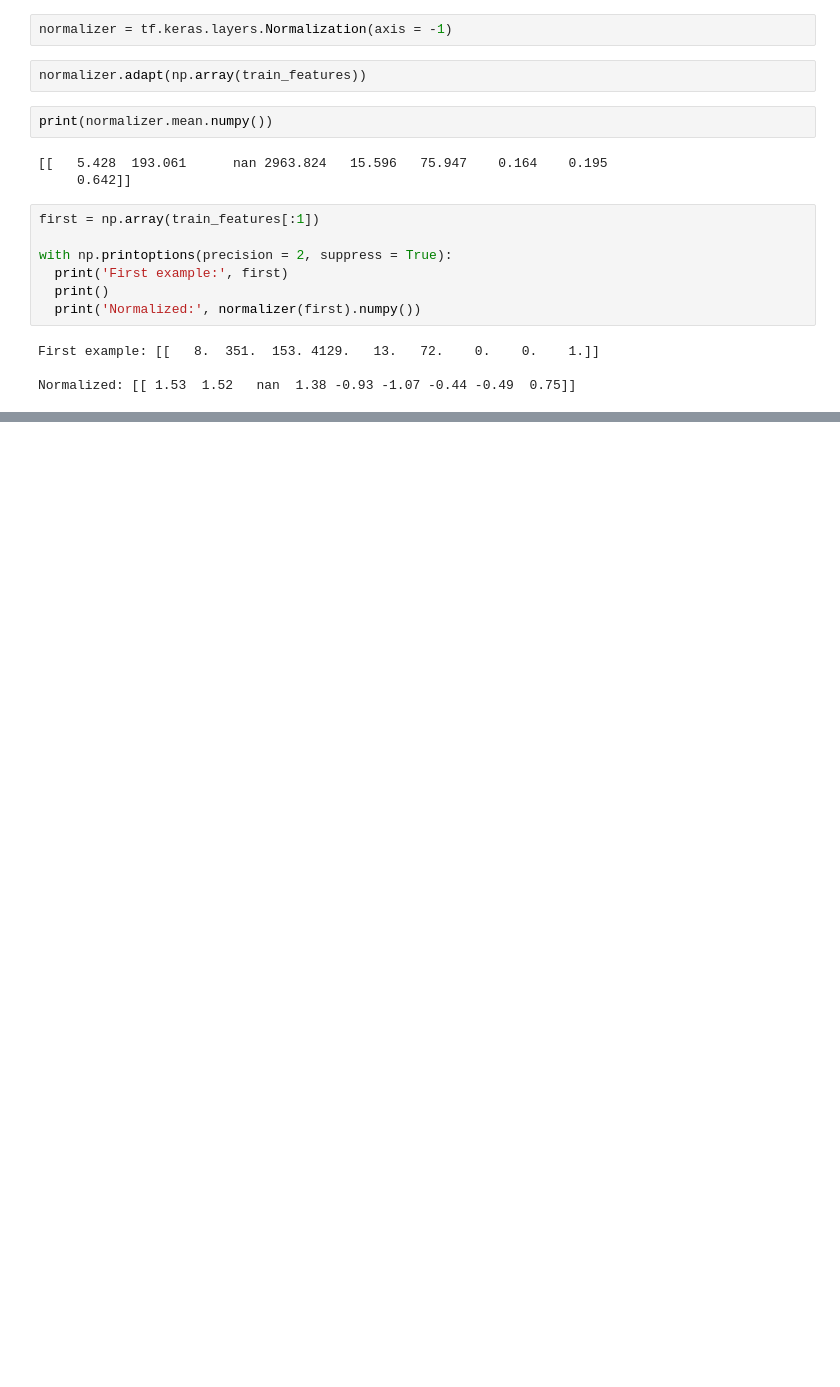
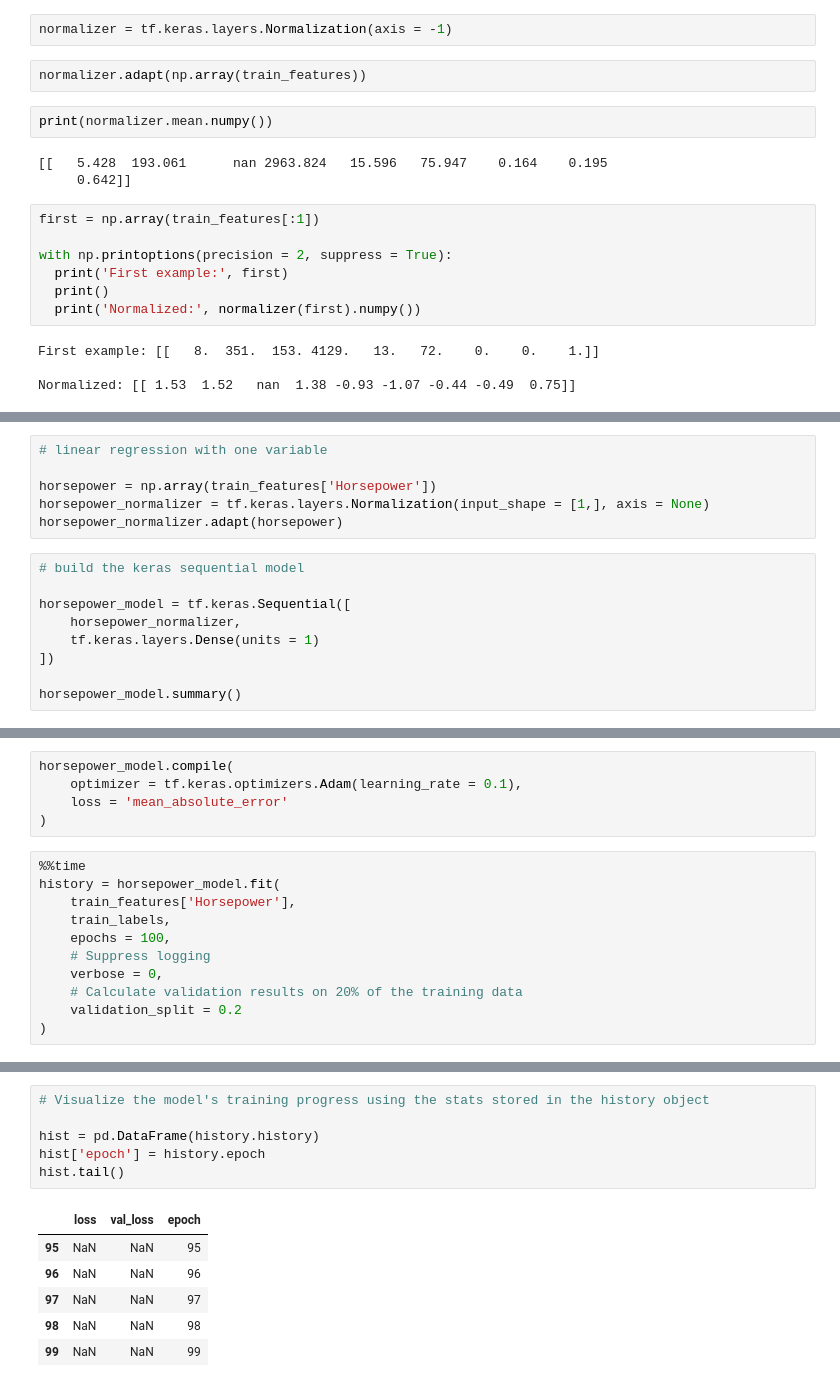
Before and after one commit to NavdeepTU/Deep-Learning, a Jupyter notebook: 02. ML basics with Keras/05. Basic_regression_Predict_fuel_efficiency.ipynb, the cells around one changed output, grey strips where cells are left out. Drawn from its saved outputs; the diff is of its cells as text; blank space fills up the shorter version.

Commit message:
trained a simple linear regression model with horsepower variable

```diff
--- a/02. ML basics with Keras/05. Basic_regression_Predict_fuel_efficiency.ipynb
+++ b/02. ML basics with Keras/05. Basic_regression_Predict_fuel_efficiency.ipynb
@@ -137,0 +140,15 @@ Normalized: [[ 1.53  1.52   nan  1.38 -0.93 -1.07 -0.44 -0.49  0.75]]
+# %%
+# linear regression with one variable
+
+horsepower = np.array(train_features['Horsepower'])
+horsepower_normalizer = tf.keras.layers.Normalization(input_shape = [1,], axis = None)
+horsepower_normalizer.adapt(horsepower)
+# %%
+# build the keras sequential model
+
+horsepower_model = tf.keras.Sequential([
+    horsepower_normalizer,
+    tf.keras.layers.Dense(units = 1)
+])
+
+horsepower_model.summary()
@@ -137,0 +184,16 @@ Normalized: [[ 1.53  1.52   nan  1.38 -0.93 -1.07 -0.44 -0.49  0.75]]
+# %%
+horsepower_model.compile(
+    optimizer = tf.keras.optimizers.Adam(learning_rate = 0.1),
+    loss = 'mean_absolute_error'
+)
+# %%
+%%time
+history = horsepower_model.fit(
+    train_features['Horsepower'],
+    train_labels,
+    epochs = 100,
+    # Suppress logging
+    verbose = 0,
+    # Calculate validation results on 20% of the training data
+    validation_split = 0.2
+)
@@ -137,0 +203,13 @@ Normalized: [[ 1.53  1.52   nan  1.38 -0.93 -1.07 -0.44 -0.49  0.75]]
+# %%
+# Visualize the model's training progress using the stats stored in the history object
+
+hist = pd.DataFrame(history.history)
+hist['epoch'] = history.epoch
+hist.tail()
+# %% [output]
+|  | loss | val_loss | epoch |
+| 95 | NaN | NaN | 95 |
+| 96 | NaN | NaN | 96 |
+| 97 | NaN | NaN | 97 |
+| 98 | NaN | NaN | 98 |
+| 99 | NaN | NaN | 99 |
```
Also changed, not shown: parts of 4 cells of this notebook.
